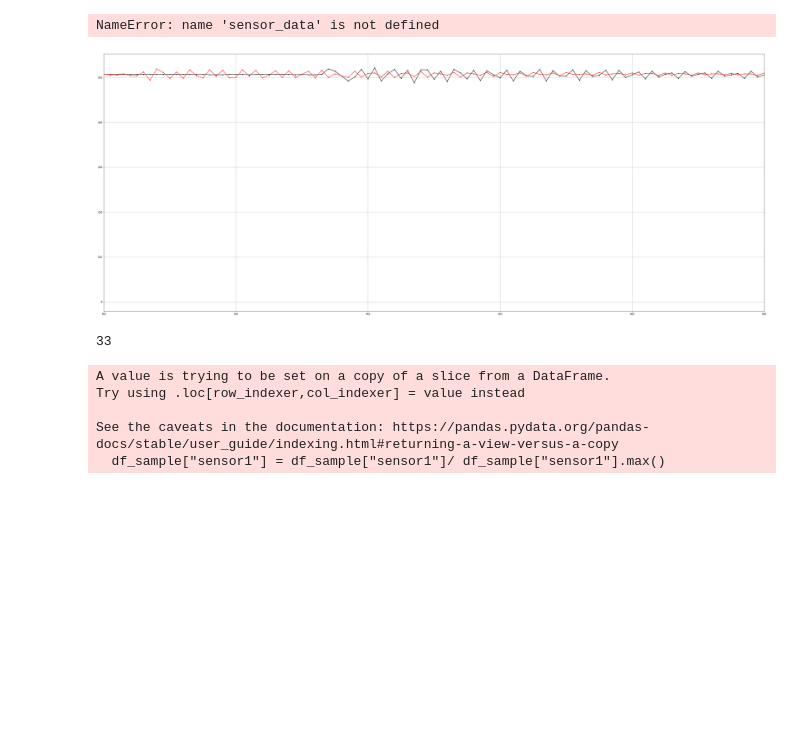
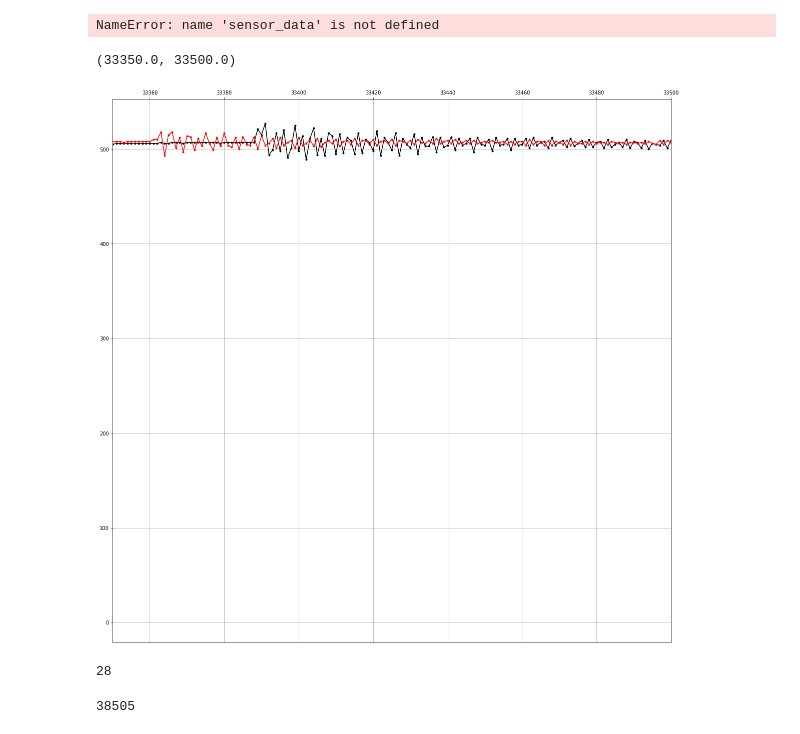
Before and after one commit to santortiz/Sound-velocity-measurement-with-K-means, a Jupyter notebook: identifier.ipynb, the cells around one changed output. Saved outputs shown, nothing was run; the diff lists cells and outputs as text; code cells hidden in the pictures; blank space fills up the shorter version.

```diff
--- a/identifier.ipynb
+++ b/identifier.ipynb
@@ -39,11 +39,15 @@ df["sensor2"] = np.loadtxt("sensor_data2.txt", delimiter=",")
 # %%
 df.drop(index=[df.idxmax()["sensor1"], df.idxmax()["sensor2"], df.idxmin()["sensor1"], df.idxmin()["sensor2"]], inplace=True)
 # %%
-plt.figure(figsize=(50,20))
-plt.plot(df.index, df["sensor1"], "k.-")
-plt.plot(df.index, df["sensor2"], "r.-")
-plt.xlim(400,500)
-plt.grid()
-plt.show()
+ax = plt.gca()
+ax.xaxis.tick_top()
+ax.plot(df.index, df["sensor1"], "k.-")
+ax.plot(df.index, df["sensor2"], "r.-")
+ax.grid()
+fig = plt.gcf()
+fig.set_size_inches(20, 20)
+#x lim
+plt.xlim(33350, 33500)
 # %% [output]
+(33350.0, 33500.0)
-[figure, old version]
+[figure, new version]
@@ -52,14 +54,10 @@ df_sample = df.iloc[400:550]
 # %%
-a= 400
-b=450
+a= 33350
+b=33500
 df.iloc[a:b, 0].idxmax()- df.iloc[a:b, 1].idxmax()
 # %% [output]
-33
+28
-# %%
-df_sample["sensor1"] = df_sample["sensor1"]/ df_sample["sensor1"].max()
-# %% [output]
-A value is trying to be set on a copy of a slice from a DataFrame.
-Try using .loc[row_indexer,col_indexer] = value instead
-
-See the caveats in the documentation: https://pandas.pydata.org/pandas-docs/stable/user_guide/indexing.html#returning-a-view-versus-a-copy
-  df_sample["sensor1"] = df_sample["sensor1"]/ df_sample["sensor1"].max()
+# %%
+len(df['sensor1'])
+# %% [output]
+38505
```
Also changed, not shown: parts of 1 cell of this notebook.
